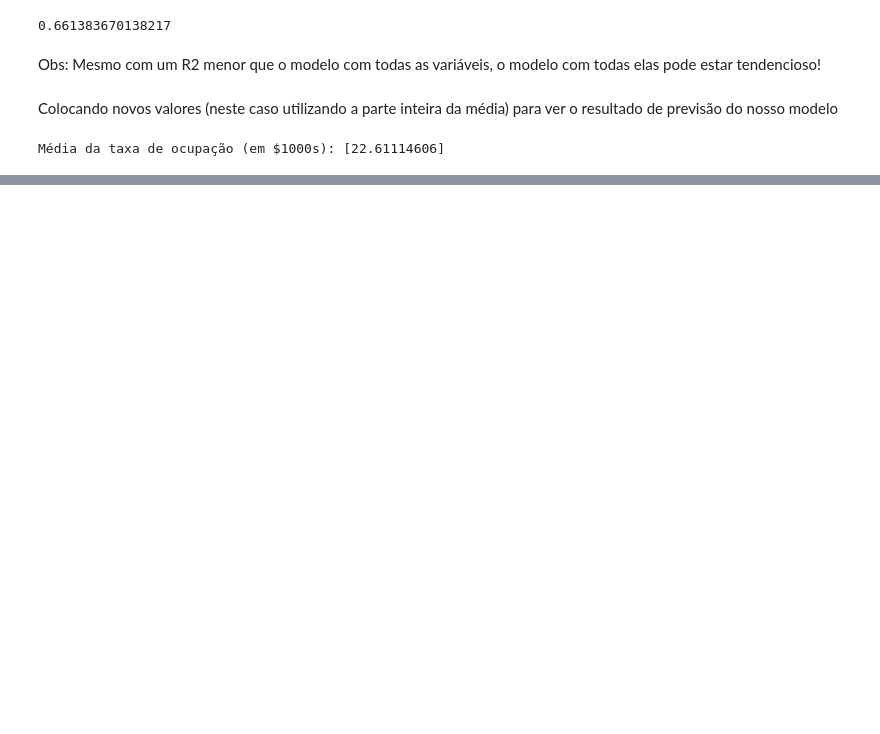
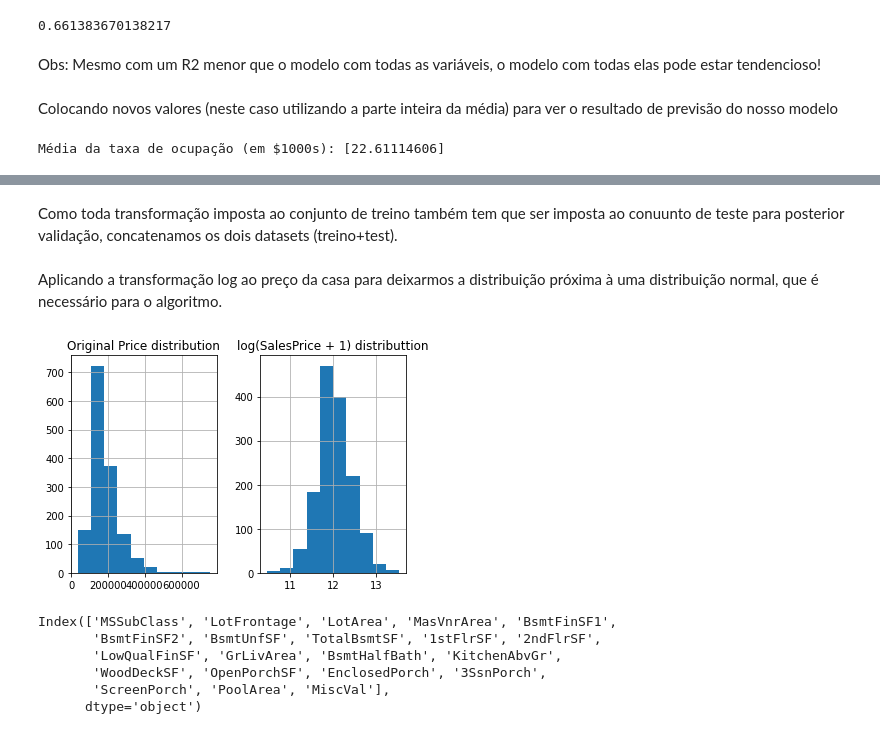
Before and after one commit to GuilhermeRuy97/Machine-Learning-Scientist, a Jupyter notebook: ds_academy/machine-learning/05_regressao_pt_2.ipynb, the cells around one changed output, grey strips where cells are left out. Drawn from its saved outputs; the diff is of its cells as text; code cells hidden in the pictures; blank space fills up the shorter version.

```diff
--- a/ds_academy/machine-learning/05_regressao_pt_2.ipynb
+++ b/ds_academy/machine-learning/05_regressao_pt_2.ipynb
@@ -978,0 +1057,8 @@ Média da taxa de ocupação (em $1000s): [22.61114606]
+# %%
+# Extracting Data
+
+pkg_dir_test = "/content/drive/MyDrive/DS Academy/Machine Learning/5. Regressão - Pt. 2/house-prices-data/teste.csv"
+pkg_dir_train = "/content/drive/MyDrive/DS Academy/Machine Learning/5. Regressão - Pt. 2/house-prices-data/treino.csv"
+
+hp_test  = pd.read_csv(pkg_dir_test)
+hp_train = pd.read_csv(pkg_dir_train)
@@ -978,0 +1097,2 @@ Média da taxa de ocupação (em $1000s): [22.61114606]
+# %% [markdown]
+Como toda transformação imposta ao conjunto de treino também tem que ser imposta ao conuunto de teste para posterior validação, concatenamos os dois datasets (treino+test).
@@ -978,0 +1101,34 @@ Média da taxa de ocupação (em $1000s): [22.61114606]
+# %% [markdown]
+Aplicando a transformação log ao preço da casa para deixarmos a distribuição próxima à uma distribuição normal, que é necessário para o algoritmo.
+# %%
+sales_price = { 'Original Price distribution': hp_train['SalePrice'],
+                'log(SalesPrice + 1) distributtion': np.log1p( hp_train['SalePrice'] )
+}
+
+# Plotando um histograma com os preços aplicados de logarítimo
+sales_price_log_hist = pd.DataFrame( sales_price )
+sales_price_log_hist.hist();
+# %% [output]
+[figure, added]
+# %%
+# Pre Process
+
+# Target log transform
+hp_train['SalePrice'] = np.log1p( hp_train['SalePrice'] )
+
+# Returning features different from 'object' (numeric features)
+hp_numeric_variables = df_hp_concat.dtypes[ df_hp_concat.dtypes != 'object' ].index
+
+# Returning the skew of the numeric variables that are no NA's
+hp_train_variable_skews = hp_train[ hp_numeric_variables ].apply( lambda x: skew( x.dropna() ) )
+
+# Filtering the variables with skew greater than 0.75
+hp_train_variable_skews = hp_train_variable_skews.loc[ hp_train_variable_skews > 0.75 ].index
+print( hp_train_variable_skews )
+# %% [output]
+Index(['MSSubClass', 'LotFrontage', 'LotArea', 'MasVnrArea', 'BsmtFinSF1',
+       'BsmtFinSF2', 'BsmtUnfSF', 'TotalBsmtSF', '1stFlrSF', '2ndFlrSF',
+       'LowQualFinSF', 'GrLivArea', 'BsmtHalfBath', 'KitchenAbvGr',
+       'WoodDeckSF', 'OpenPorchSF', 'EnclosedPorch', '3SsnPorch',
+       'ScreenPorch', 'PoolArea', 'MiscVal'],
+      dtype='object')
```
Also changed, not shown: parts of 31 cells of this notebook.
